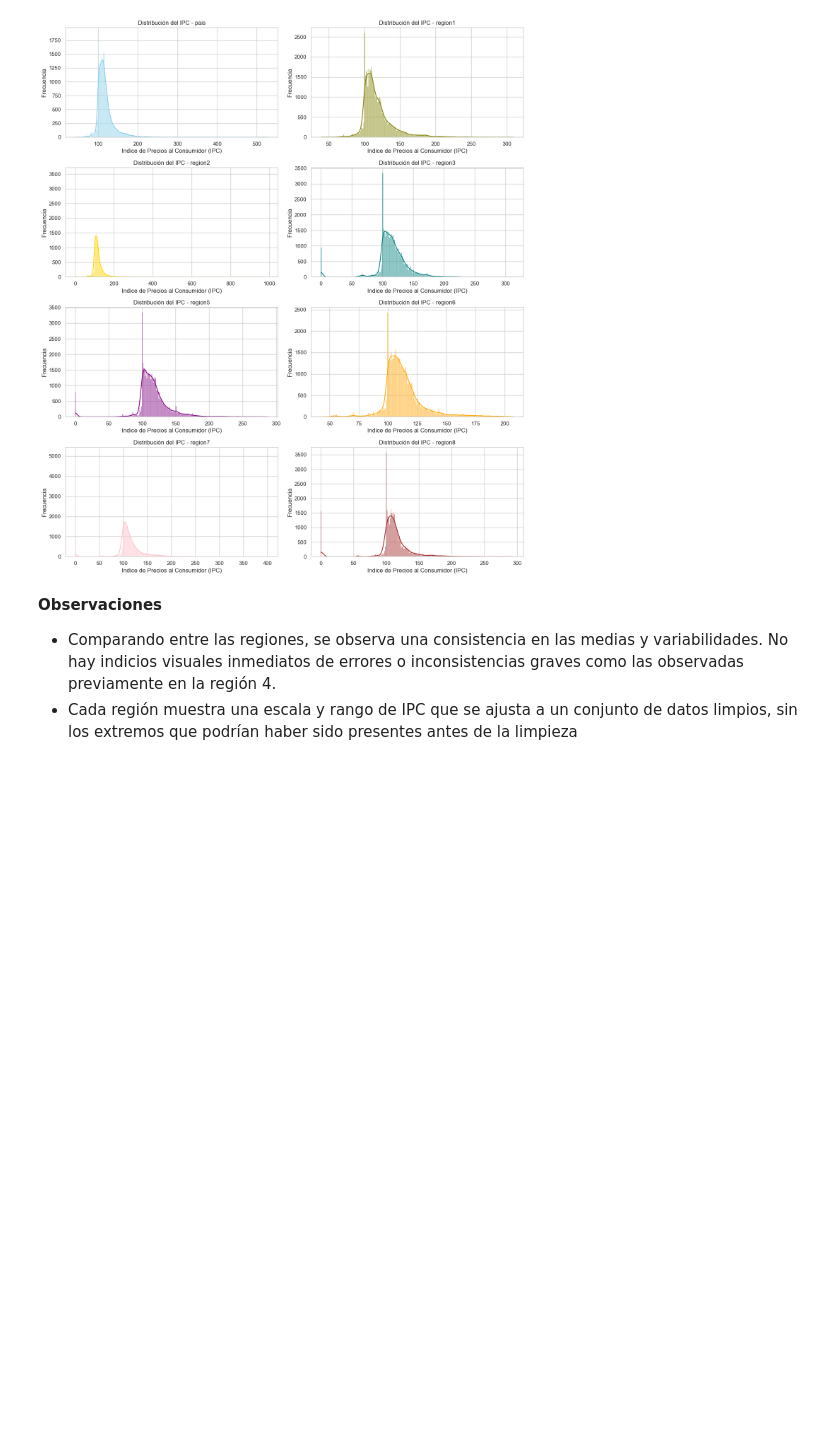
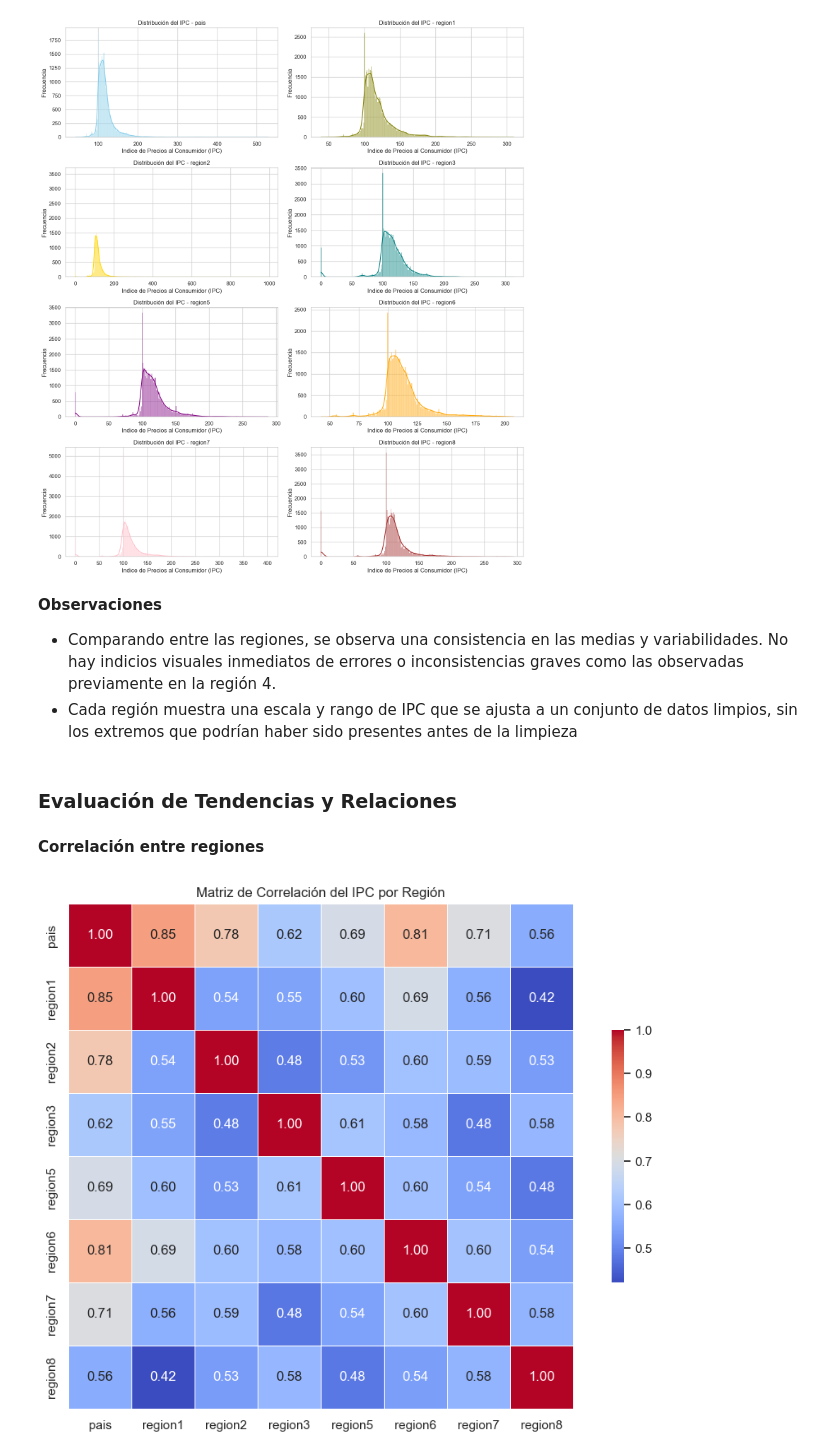
Before and after one commit to LeivaDiego/Proyecto-Mineria, a Jupyter notebook: IPC_EDA_V2.ipynb, the cells around one changed output. Cells and saved outputs as stored; diff of their text form; code cells hidden in the pictures; blank space fills up the shorter version.

Commit message:
Correlaciones entre regiones

```diff
--- a/IPC_EDA_V2.ipynb
+++ b/IPC_EDA_V2.ipynb
@@ -620,3 +620,23 @@ plt.show()
 **Observaciones**
 - Comparando entre las regiones, se observa una consistencia en las medias y variabilidades. No hay indicios visuales inmediatos de errores o inconsistencias graves como las observadas previamente en la región 4.
 - Cada región muestra una escala y rango de IPC que se ajusta a un conjunto de datos limpios, sin los extremos que podrían haber sido presentes antes de la limpieza
+# %% [markdown]
+### Evaluación de Tendencias y Relaciones
+# %% [markdown]
+**Correlación entre regiones**
+# %%
+# Calcular la matriz de correlación para las regiones
+correlation_matrix = data[['pais','region1', 'region2', 'region3', 'region5', 'region6', 'region7', 'region8']].corr()
+
+# Configurar el estilo de los gráficos
+sns.set_theme(style="white")
+
+# Crear el heatmap de la matriz de correlación
+plt.figure(figsize=(12, 8))
+sns.heatmap(correlation_matrix, annot=True, fmt=".2f", cmap='coolwarm',
+            square=True, linewidths=.5, cbar_kws={"shrink": .5})
+
+plt.title('Matriz de Correlación del IPC por Región')
+plt.show()
+# %% [output]
+[figure, added]
```
Also changed, not shown: parts of 1 cell of this notebook.
